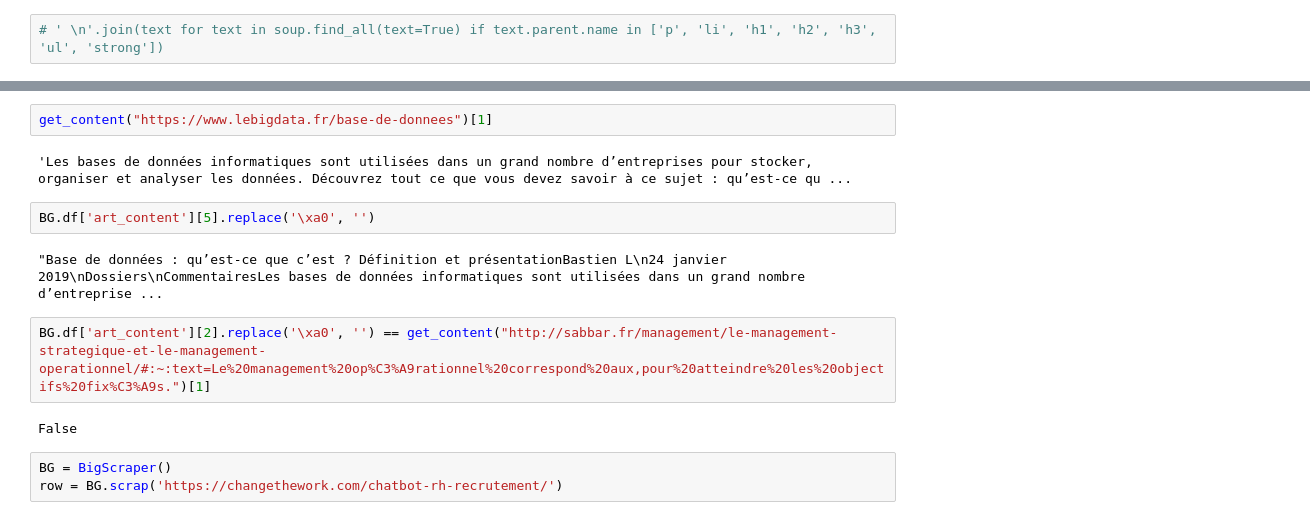
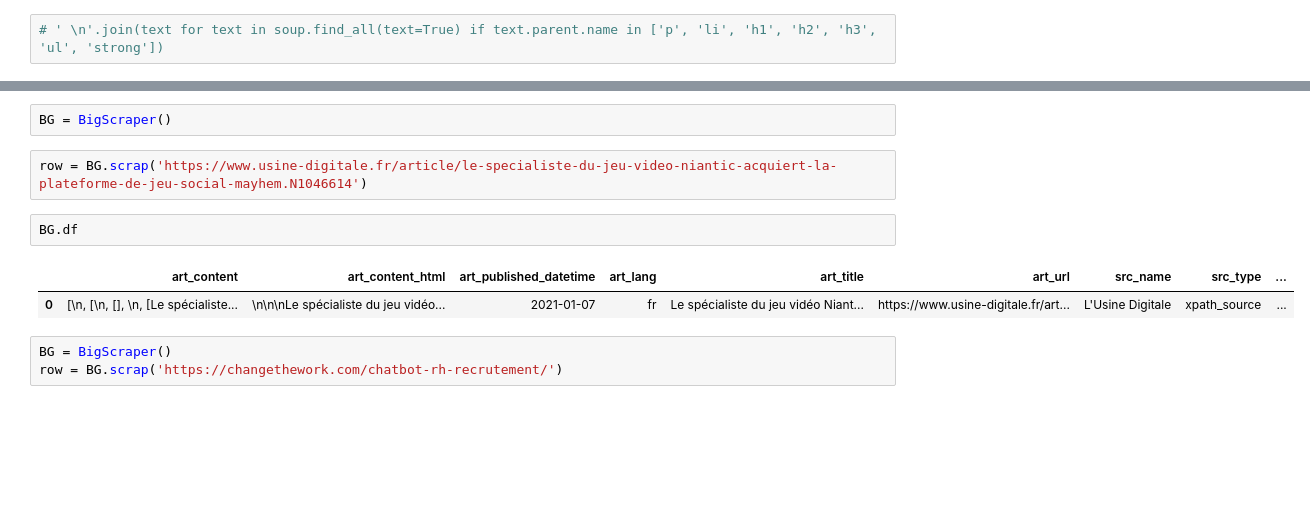
Before and after one commit to nicolas-enjalbert/pip2020_G2, a Jupyter notebook: Scraping/Jason DAURAT.ipynb, the cells around one changed output, grey strips where cells are left out. Saved outputs shown, nothing was run; the diff lists cells and outputs as text; blank space fills up the shorter version.

Commit message:
Add scrapers from Michael

```diff
--- a/Scraping/Jason DAURAT.ipynb
+++ b/Scraping/Jason DAURAT.ipynb
@@ -324,15 +456,12 @@ footer
-# %%
-get_content("https://www.lebigdata.fr/base-de-donnees")[1]
-# %% [output]
-'Les bases de données informatiques sont utilisées dans un grand nombre d’entreprises pour stocker, organiser et analyser les données. Découvrez tout ce que vous devez savoir à ce sujet : qu’est-ce qu ...
+# %%
+BG = BigScraper()
+# %%
+row = BG.scrap('https://www.usine-digitale.fr/article/le-specialiste-du-jeu-video-niantic-acquiert-la-plateforme-de-jeu-social-mayhem.N1046614')
 # %%
-BG.df['art_content'][5].replace('\xa0', '')
+BG.df
 # %% [output]
-"Base de données : qu’est-ce que c’est ? Définition et présentationBastien L\n24 janvier 2019\nDossiers\nCommentairesLes bases de données informatiques sont utilisées dans un grand nombre d’entreprise ...
+|  | art_content | art_content_html | art_published_datetime | art_lang | art_title | art_url | src_name | src_type | ... |
+| 0 | [\n, [\n, [], \n, [Le spécialiste... | \n\n\nLe spécialiste du jeu vidéo... | 2021-01-07 | fr | Le spécialiste du jeu vidéo Niant... | https://www.usine-digitale.fr/art... | L'Usine Digitale | xpath_source | ... |
-# %%
-BG.df['art_content'][2].replace('\xa0', '') == get_content("http://sabbar.fr/management/le-management-strategique-et-le-management-operationnel/#:~:text=Le%20management%20op%C3%A9rationnel%20correspond%20aux,pour%20atteindre%20les%20objectifs%20fix%C3%A9s.")[1]
-# %% [output]
-False
 # %%
 BG = BigScraper()
 row = BG.scrap('https://changethework.com/chatbot-rh-recrutement/')
```
Also changed, not shown: parts of 3 cells of this notebook.
